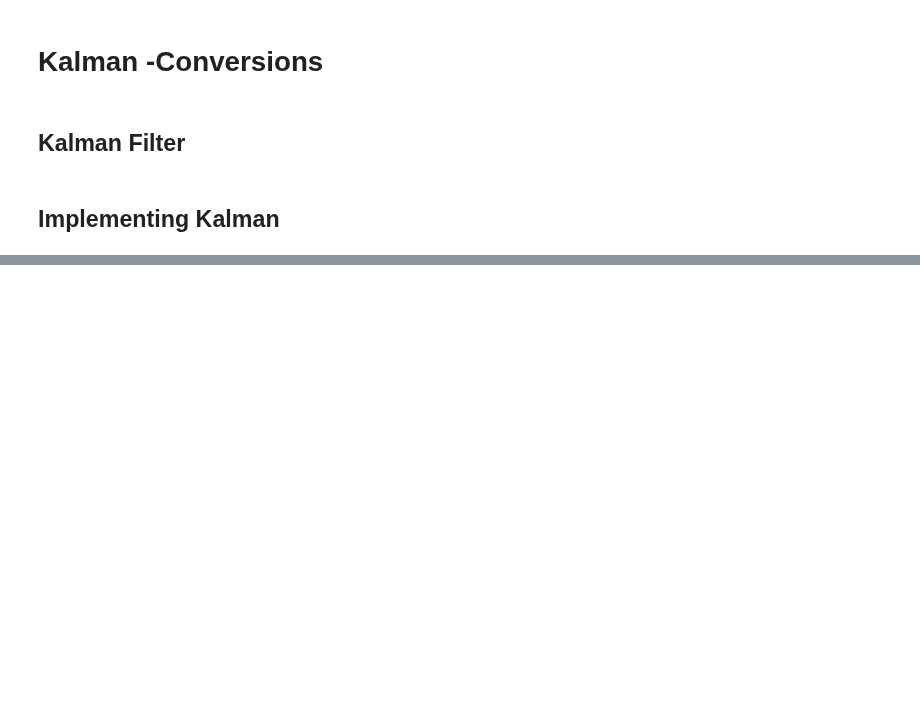
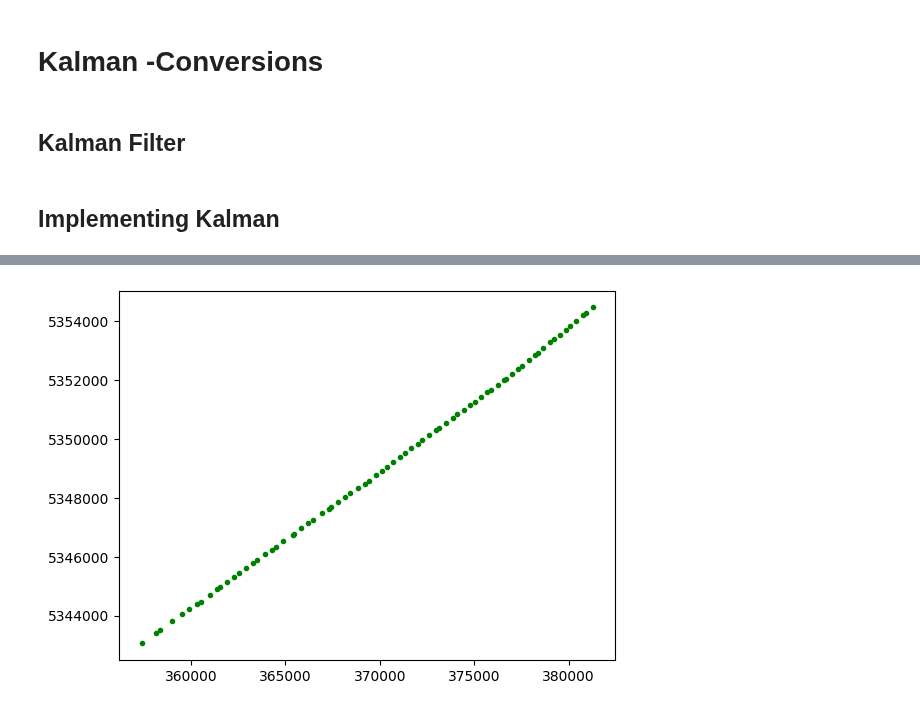
Before and after one commit to cnburger/AIS_KalmanFilter, a Jupyter notebook: Time Sampling.ipynb, the cells around one changed output, grey strips where cells are left out. Drawn from its saved outputs; the diff is of its cells as text; code cells hidden in the pictures; blank space fills up the shorter version.

```diff
--- a/Time Sampling.ipynb
+++ b/Time Sampling.ipynb
@@ -137,7 +105,6 @@ def convert_dataset(data_in, time_interval_sub, each_obs_sub):
     #Sub sample time interval in seconds, after dates has been converted to startin at 0 sec to 5000s (example)
     test = subsample_obs_time(df_sorted, time_interval_sub, each_obs_sub)
     df_sorted = copy.deepcopy(test)
-
 
 
     #Conversion of Course over ground
@@ -171,12 +138,11 @@ def convert_dataset(data_in, time_interval_sub, each_obs_sub):
         Y.append(copy.deepcopy(ans[1]))
 
 
-
     #Adding the delta time
     df_sorted.insert(1,'deltatime',delta_time)
     #Adding cartesian coordiantes
-    df_sorted['lat'] = copy.deepcopy(X)
-    df_sorted['long'] = copy.deepcopy(Y)
+    df_sorted['lat'] = X
+    df_sorted['long'] = Y
 
     return df_sorted
 # %% [markdown]
@@ -393,2 +360,14 @@ def myKalman(pd_final, R,Q,P_k):
+# %%
+lower = 10 #750
+upper = 580
+
+myrange = np.arange(lower,upper,1)
+
+pd_dataset_new = convert_dataset(pd_dataset.iloc[myrange,:].reset_index(drop = True),240,9)
+
+plt.plot(pd_dataset_new['lat'],pd_dataset_new['long'], 'g.')
+plt.show()
+# %% [output]
+[figure, added]
 # %%
 #df_sampled = subsample_obs_time(pd_dataset, 600, 6)
```
Also changed, not shown: parts of 10 cells of this notebook.
